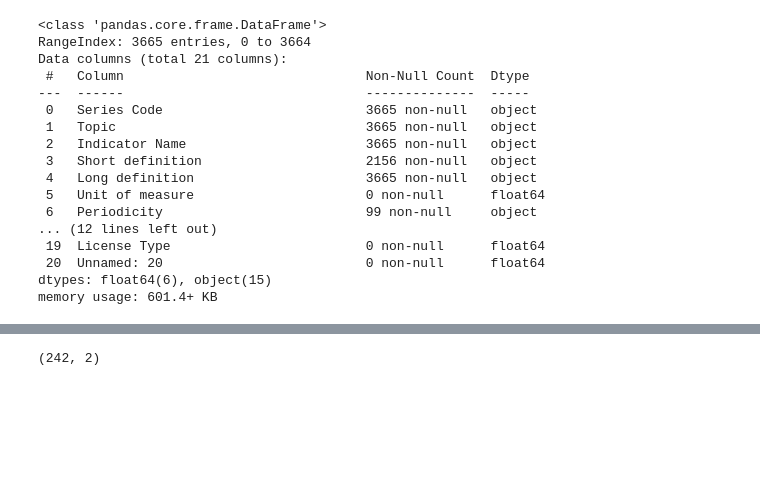
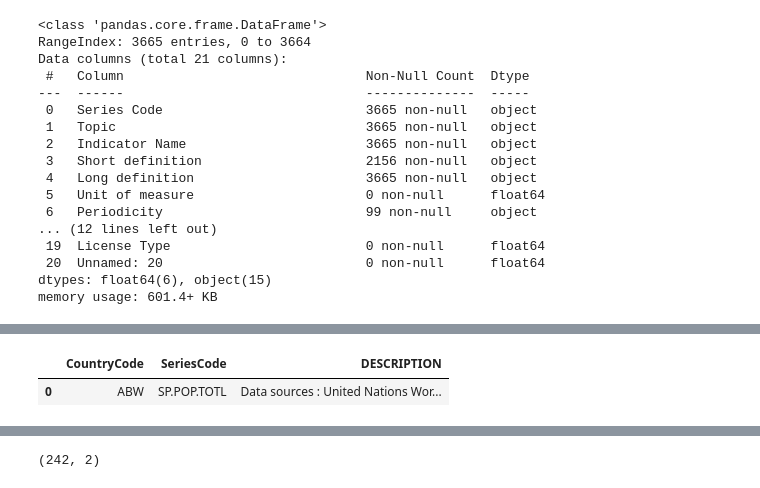
Before and after one commit to vanshika7-max/World-Bank-Education-Stats, a Jupyter notebook: Vanshika_Raj_Team_7_Capstone_Project.ipynb, the cells around one changed output, grey strips where cells are left out. Cells and saved outputs as stored; diff of their text form; code cells hidden in the pictures; blank space fills up the shorter version.

```diff
--- a/Vanshika_Raj_Team_7_Capstone_Project.ipynb
+++ b/Vanshika_Raj_Team_7_Capstone_Project.ipynb
@@ -126 +139,7 @@ memory usage: 60.4+ KB
+# %%
+EdStatsCountry_Series_df = EdStatsCountry_Series_df.drop(['Unnamed: 3'], axis=1)
+EdStatsCountry_Series_df.head(1)
+# %% [output]
+|  | CountryCode | SeriesCode | DESCRIPTION |
+| 0 | ABW | SP.POP.TOTL | Data sources : United Nations Wor... |
 # %%
```
Also changed, not shown: parts of 49 cells of this notebook.
